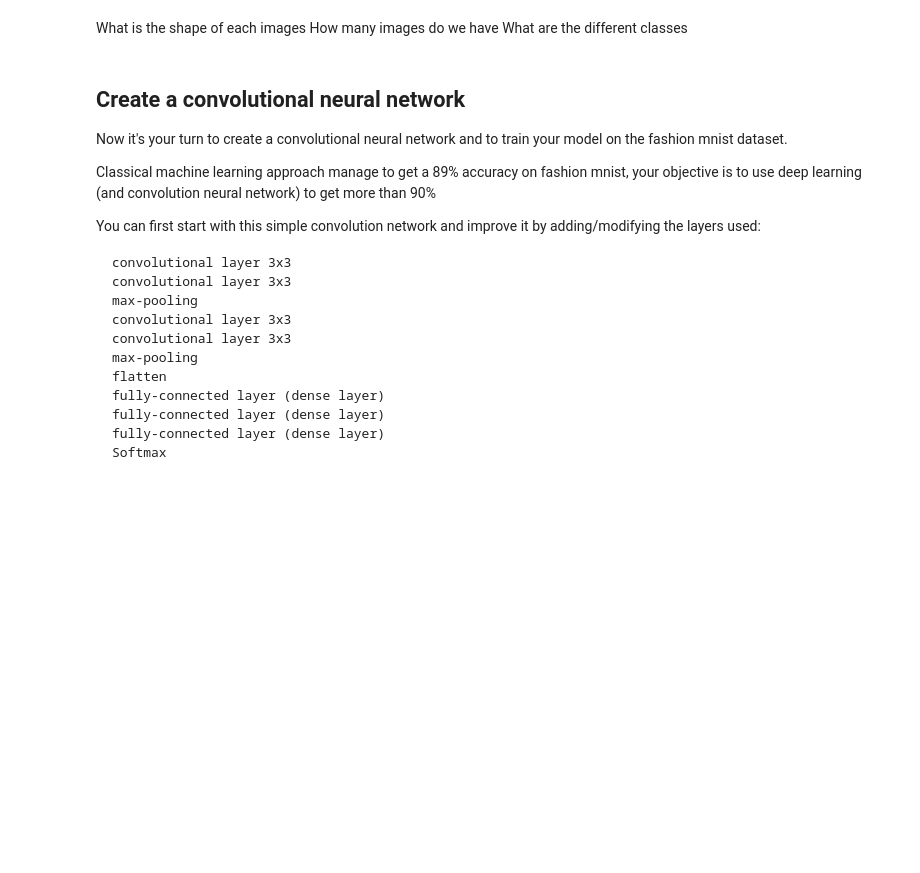
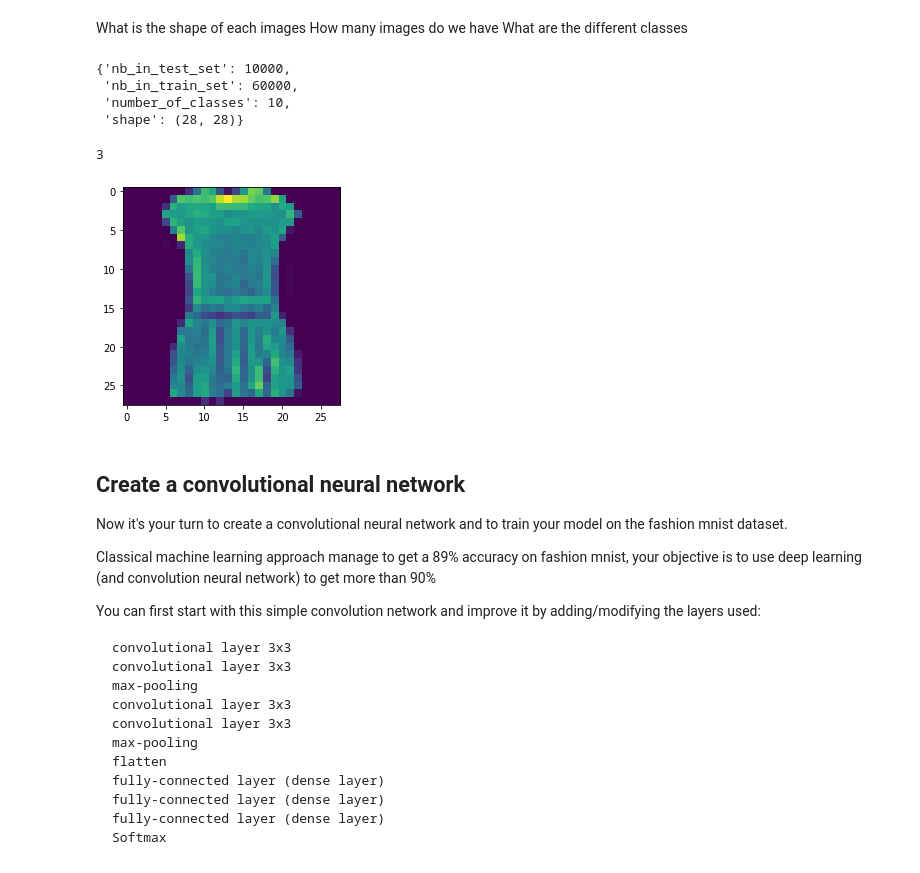
Before and after one commit to DL-ECE/tp2-deeplearningonimages-Al1998, a Jupyter notebook: convolution.ipynb, the cells around one changed output. Saved outputs shown, nothing was run; the diff lists cells and outputs as text; code cells hidden in the pictures; blank space fills up the shorter version.

```diff
--- a/convolution.ipynb
+++ b/convolution.ipynb
@@ -798,8 +764,15 @@ How many images do we have
 What are the different classes
 # %%
 def fashion_mnist_dataset_answer():
-    shape = None  # replace None with the value you found
-    number_of_images_in_train_set = None
-    number_of_images_in_test_set = None
-    number_of_classes = None
+    shape = (28,28)
+    number_of_images_in_train_set = len(fmnist_train)* fmnist_train.batch_size
+    number_of_images_in_test_set = 10000
+    number_of_classes = 10
     return {'shape': shape, 'nb_in_train_set': number_of_images_in_train_set, 'nb_in_test_set': number_of_images_in_test_set, 'number_of_classes': number_of_classes}
+
+fashion_mnist_dataset_answer()
+# %% [output]
+{'nb_in_test_set': 10000,
+ 'nb_in_train_set': 60000,
+ 'number_of_classes': 10,
+ 'shape': (28, 28)}
@@ -808,3 +779,13 @@ def fashion_mnist_dataset_answer():
+# %%
+# Plot an image and the target
+dataset = FashionMNIST(os.getcwd(), train=True, download=True)
+# modifier la valeur entre crochet pour voir une autre image du dataset
+image, target = dataset[3]
+display_image(image)
+print(target)
+# %% [output]
+3
+[figure, added]
 # %% [markdown]
 ## Create a convolutional neural network
 
```
Also changed, not shown: parts of 13 cells of this notebook.
